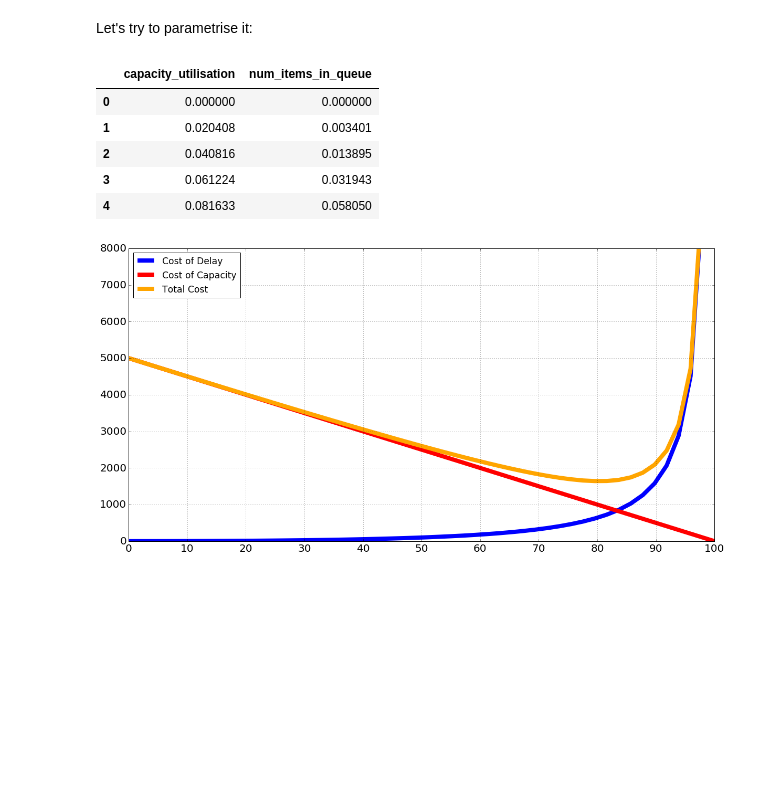
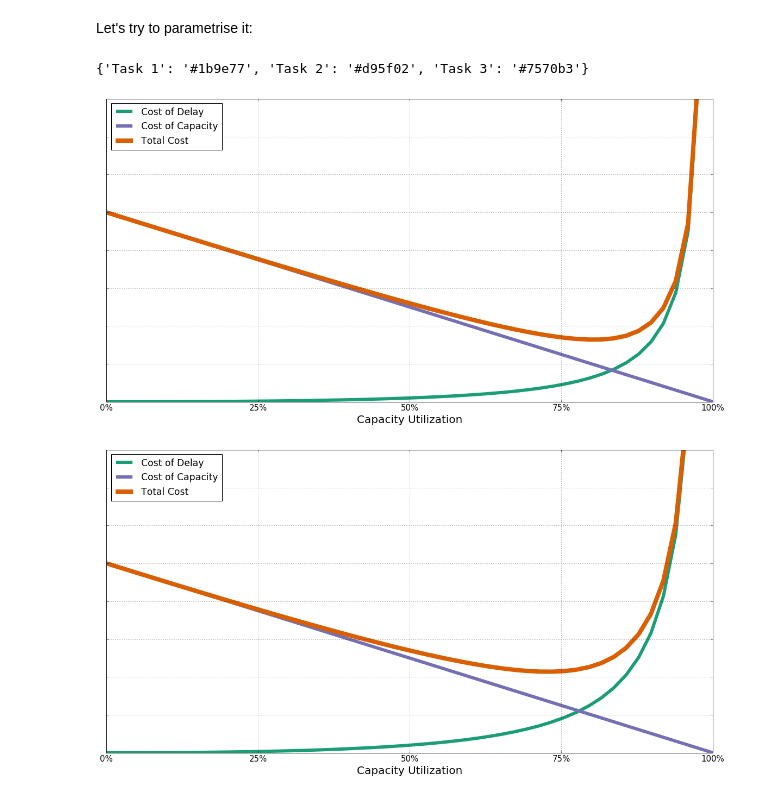
Before and after one commit to lonelypeanut/dataviz, a Jupyter notebook: tom_talk/Tom workflow talk.ipynb, the cells around one changed output. Saved outputs shown, nothing was run; the diff lists cells and outputs as text; code cells hidden in the pictures; blank space fills up the shorter version.

Commit message:
add plot

```diff
--- a/tom_talk/Tom workflow talk.ipynb
+++ b/tom_talk/Tom workflow talk.ipynb
@@ -151,36 +151,49 @@ df = pd.DataFrame({'capacity_utilisation': np.linspace(0, 100)})
 df.capacity_utilisation = df.capacity_utilisation / 100
 # %%
 df['num_items_in_queue'] = df.capacity_utilisation.apply(lambda x: np.square(x) / (1-x) * AVERAGE_C_PER_ITER)
-# %%
-df.head()
-# %% [output]
-|  | capacity_utilisation | num_items_in_queue |
-| 0 | 0.000000 | 0.000000 |
-| 1 | 0.020408 | 0.003401 |
-| 2 | 0.040816 | 0.013895 |
-| 3 | 0.061224 | 0.031943 |
-| 4 | 0.081633 | 0.058050 |
 # %%
 df['cod'] = df.num_items_in_queue.apply(lambda x: x * COD_PER_ITEM_PER_ITER)
-# df.cod = df.cod * 2
+df['cod_2'] = df.cod * 2
 # %%
 df['cc'] = df.capacity_utilisation.apply(lambda x: (1 - x) * CC_PER_ITER)
 # %%
 df['total_cost'] = df.cod + df.cc
+df['total_cost_2'] = df.cod_2 + df.cc
+# %%
+color_dict
+# %% [output]
+{'Task 1': '#1b9e77', 'Task 2': '#d95f02', 'Task 3': '#7570b3'}
 # %%
-lw = 8
-alpha=1
 pl.figure(figsize=(20, 10))
-pl.plot(df.capacity_utilisation, df.cod, label='Cost of Delay', linewidth=lw, alpha=alpha, color='b')
-pl.plot(df.capacity_utilisation, df.cc, label='Cost of Capacity', linewidth=lw, alpha=alpha, color='r')
-pl.plot(df.capacity_utilisation, df.total_cost, label='Total Cost', linewidth=lw, alpha=alpha, c='orange')
-# pl.axis('Off')
+pl.plot(df.capacity_utilisation, df.cod,
+        label='Cost of Delay', linewidth=6, color=color_dict['Task 1'])
+pl.plot(df.capacity_utilisation, df.cc,
+        label='Cost of Capacity', linewidth=6, color=color_dict['Task 3'])
+pl.plot(df.capacity_utilisation, df.total_cost,
+        label='Total Cost', linewidth=8, c=color_dict['Task 2'])
 
-pl.yticks(range(0, 9000, 1000), range(0, 9000, 1000), size=20)
-pl.xticks(np.arange(0, 1.1, 0.1 ), np.arange(0, 110, 10), size=20)
+
+pl.yticks(range(0, 9000, 1000), '', size=20)
+pl.xticks(np.arange(0, 1.1, 0.25 ), [str(x) + '%' for x in np.arange(0, 110, 25)], size=15)
+pl.xlabel('Capacity Utilization', size=20)
 pl.ylim(0, 8000)
 pl.legend(loc='upper left', fontsize='xx-large')
 pl.grid()
 pl.show()
 # %% [output]
-[figure, old version]
+[figure, new version]
+# %%
+pl.figure(figsize=(20, 10))
+pl.plot(df.capacity_utilisation, df.cod_2, label='Cost of Delay', linewidth=6, color=color_dict['Task 1'])
+pl.plot(df.capacity_utilisation, df.cc, label='Cost of Capacity', linewidth=6, alpha=alpha,  color=color_dict['Task 3'])
+pl.plot(df.capacity_utilisation, df.total_cost_2, label='Total Cost', linewidth=8, color=color_dict['Task 2'])
+
+pl.yticks(range(0, 9000, 1000), '', size=20)
+pl.xticks(np.arange(0, 1.1, 0.25 ), [str(x) + '%' for x in np.arange(0, 110, 25)], size=15)
+pl.xlabel('Capacity Utilization', size=20)
+pl.ylim(0, 8000)
+pl.legend(loc='upper left', fontsize='xx-large')
+pl.grid()
+pl.show()
+# %% [output]
+[figure, added]
```
